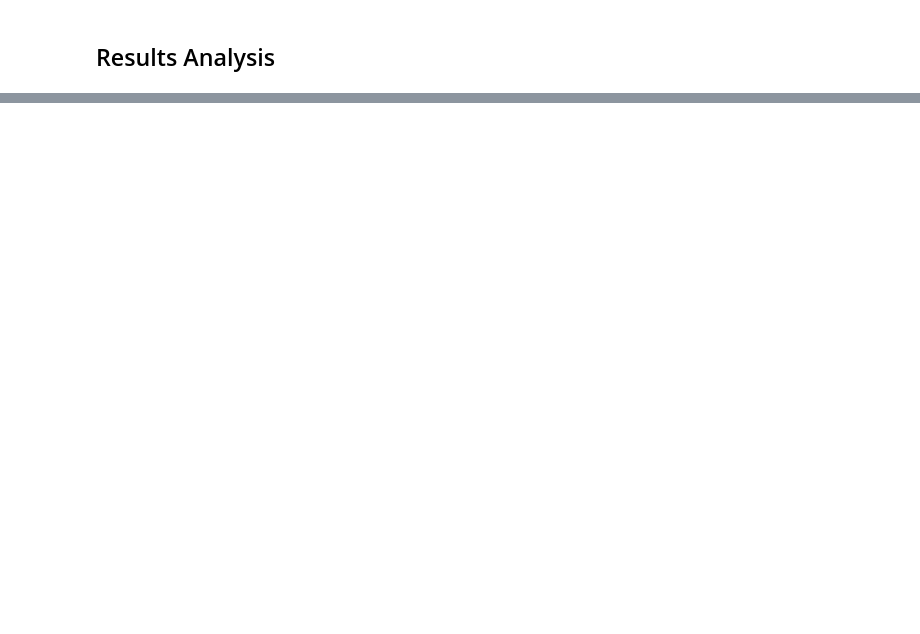
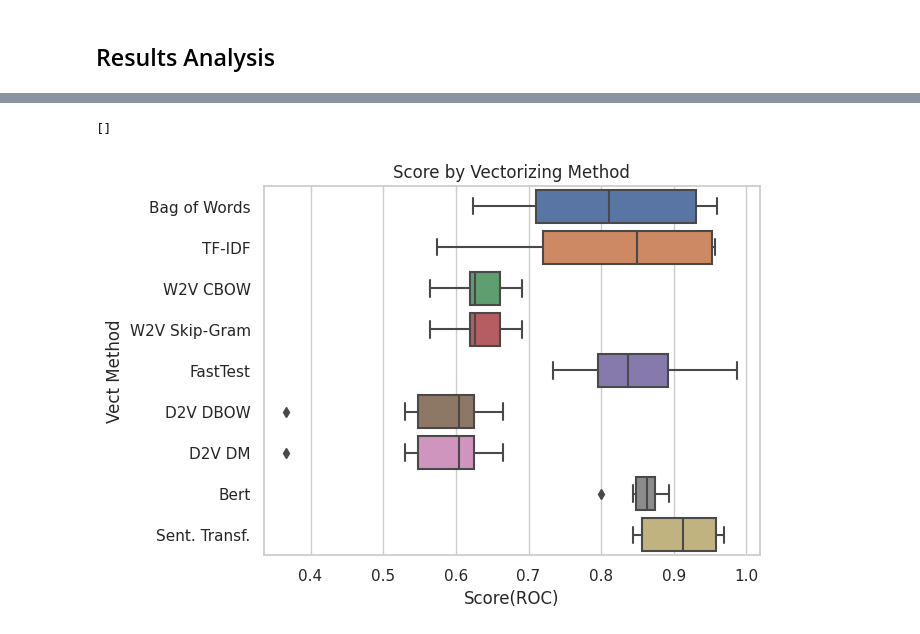
Before and after one commit to rdemarqui/sentiment_analysis, a Jupyter notebook: 02 Vectorization.ipynb, the cells around one changed output, grey strips where cells are left out. Cells and saved outputs as stored; diff of their text form; code cells hidden in the pictures; blank space fills up the shorter version.

```diff
--- a/02 Vectorization.ipynb
+++ b/02 Vectorization.ipynb
@@ -549,2 +543,18 @@ Sentence Transformer Score (ROC)
 # %% [markdown]
 ## Results Analysis
+# %%
+import seaborn as sns
+sns.set(style="whitegrid")
+# %%
+df_scores = {'Bag of Words': df_score_bow, 'TF-IDF':df_score_tfidf, 'W2V CBOW':df_score_cbow,
+             'W2V Skip-Gram':df_score_skgram, 'FastTest':df_score_FastTest, 'D2V DBOW':df_score_dbow,
+             'D2V DM':df_score_dm, 'Bert':df_score_bert, 'Sent. Transf.':df_score_st}
+# %%
+# Grouping all test results
+df_scores_vect = pd.DataFrame()
+for key in df_scores.keys():
+  df_scores_vect[key] = df_scores[key]['test'].values
+text_type = list(df_score_st.index.values)
+df_scores_vect = df_scores_vect.rename(index=dict(zip(df_scores_vect.index, text_type)))
+
+df_scores_vect
@@ -550,0 +569,12 @@ Sentence Transformer Score (ROC)
+# %%
+columns_name = {'level_0':'Text Type', 'level_1': 'Vect Method', 0: 'Score(ROC)'}
+df_scores_vect_stack = df_scores_vect.stack().reset_index().rename(columns=columns_name)
+ax = sns.boxplot(x='Score(ROC)', #'Vect Method'
+                 y='Vect Method', # 'Score(ROC)'
+                 data=df_scores_vect_stack, orient='h')
+#ax.set_xticklabels(ax.get_xticklabels()), rotation=90)
+plt.title('Score by Vectorizing Method')
+plt.plot()
+# %% [output]
+[]
+[figure, added]
```
Also changed, not shown: parts of 25 cells of this notebook.
